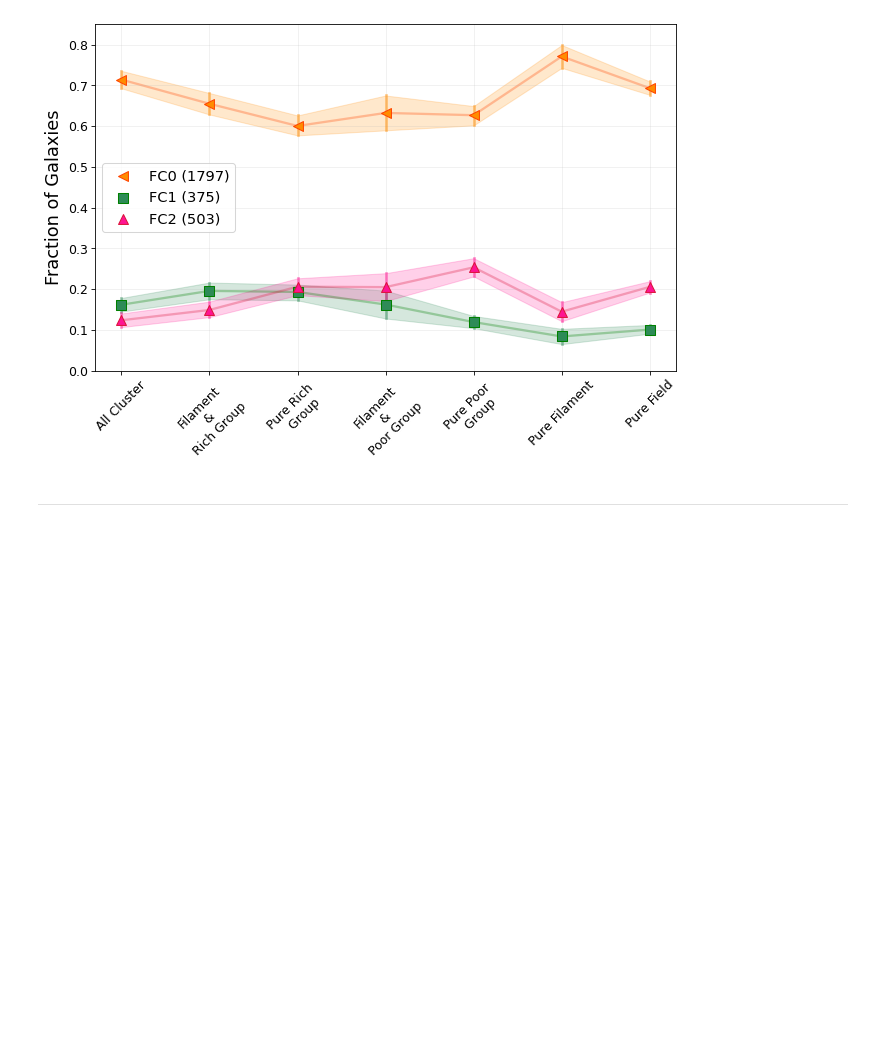
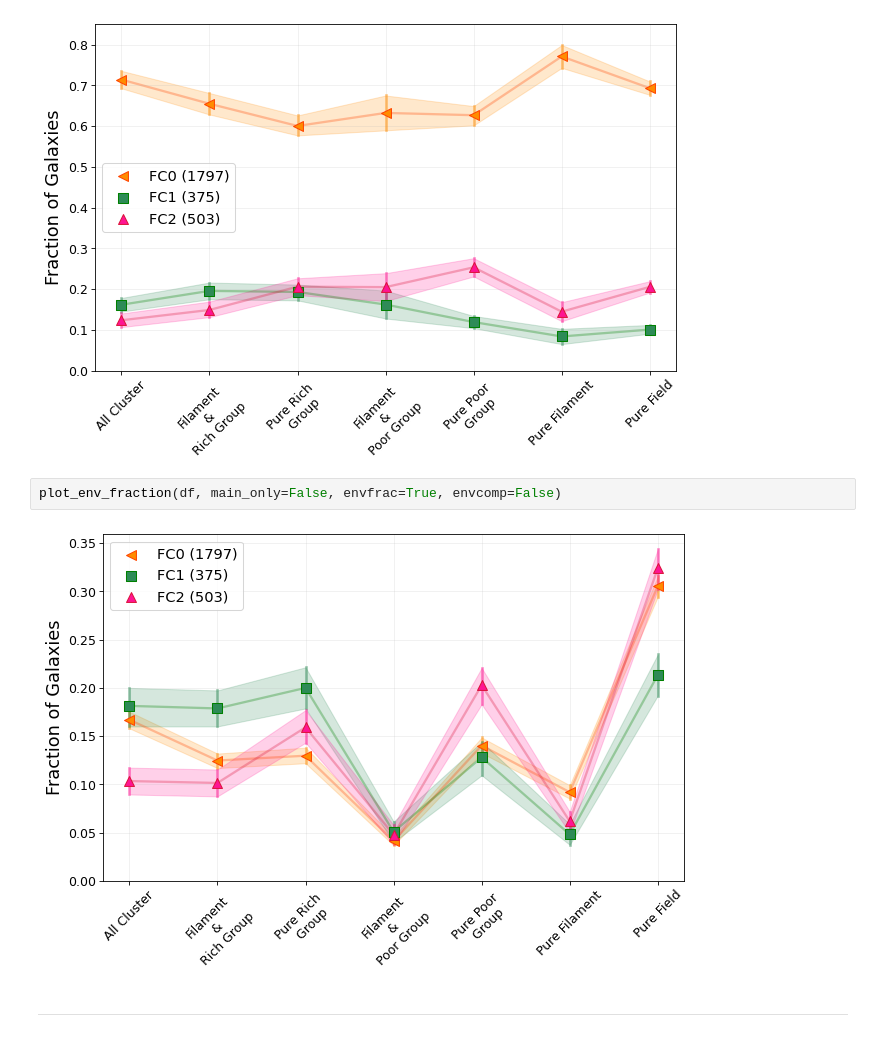
Before and after one commit to gammaspire/machine-learning, a Jupyter notebook: galaxy_feature_clustering/feature_clustering.ipynb, the cells around one changed output. Saved outputs shown, nothing was run; the diff lists cells and outputs as text; blank space fills up the shorter version.

```diff
--- a/galaxy_feature_clustering/feature_clustering.ipynb
+++ b/galaxy_feature_clustering/feature_clustering.ipynb
@@ -307,6 +296,10 @@ The figure below shows the contribution of each feature cluster to the overall c
 plot_env_fraction(df, main_only=False, envfrac=False, envcomp=True)
 # %% [output]
 [figure]
+# %%
+plot_env_fraction(df, main_only=False, envfrac=True, envcomp=False)
+# %% [output]
+[figure, added]
 # %% [markdown]
 ---
 # %% [markdown]
```
Also changed, not shown: parts of 29 cells of this notebook, 4 other files.
